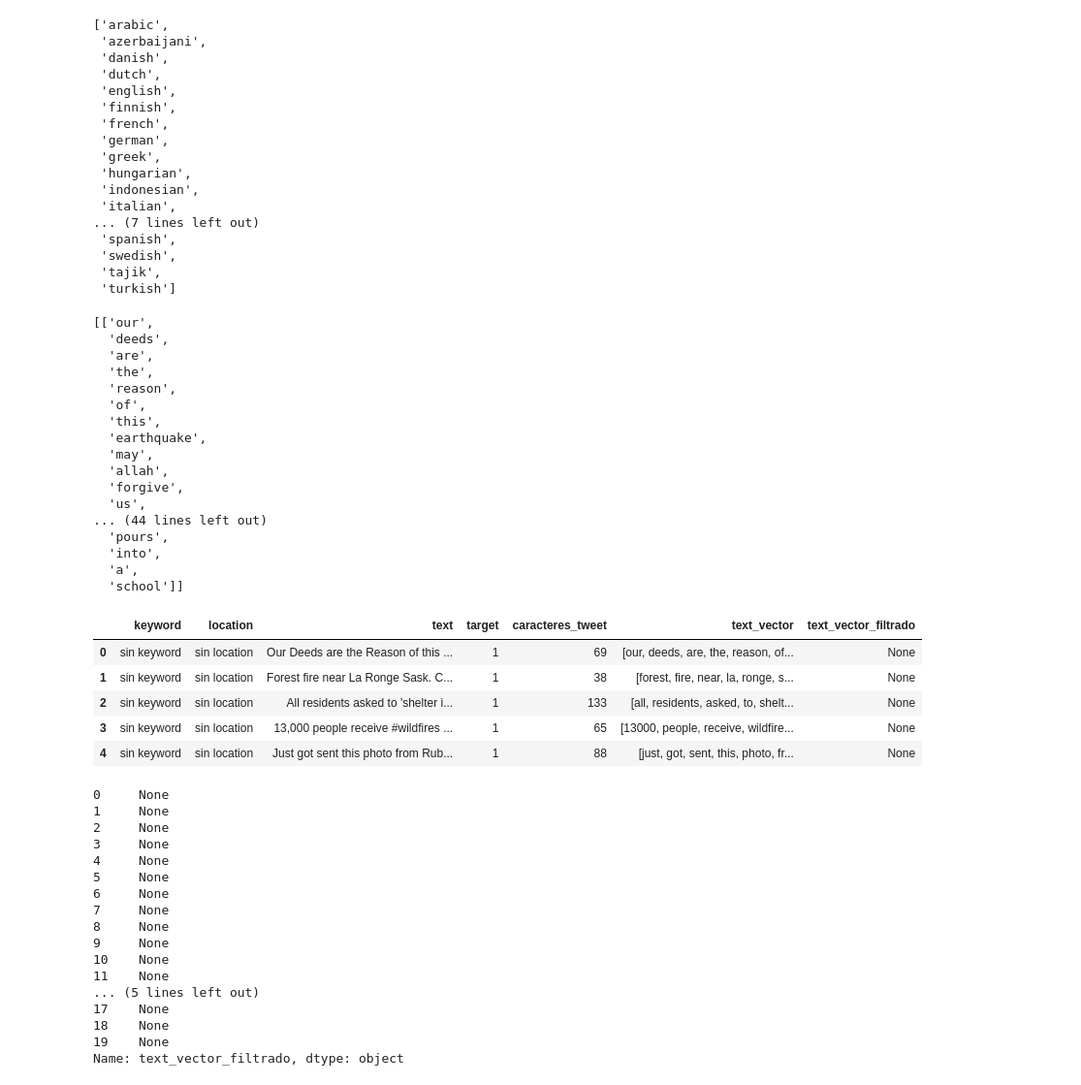
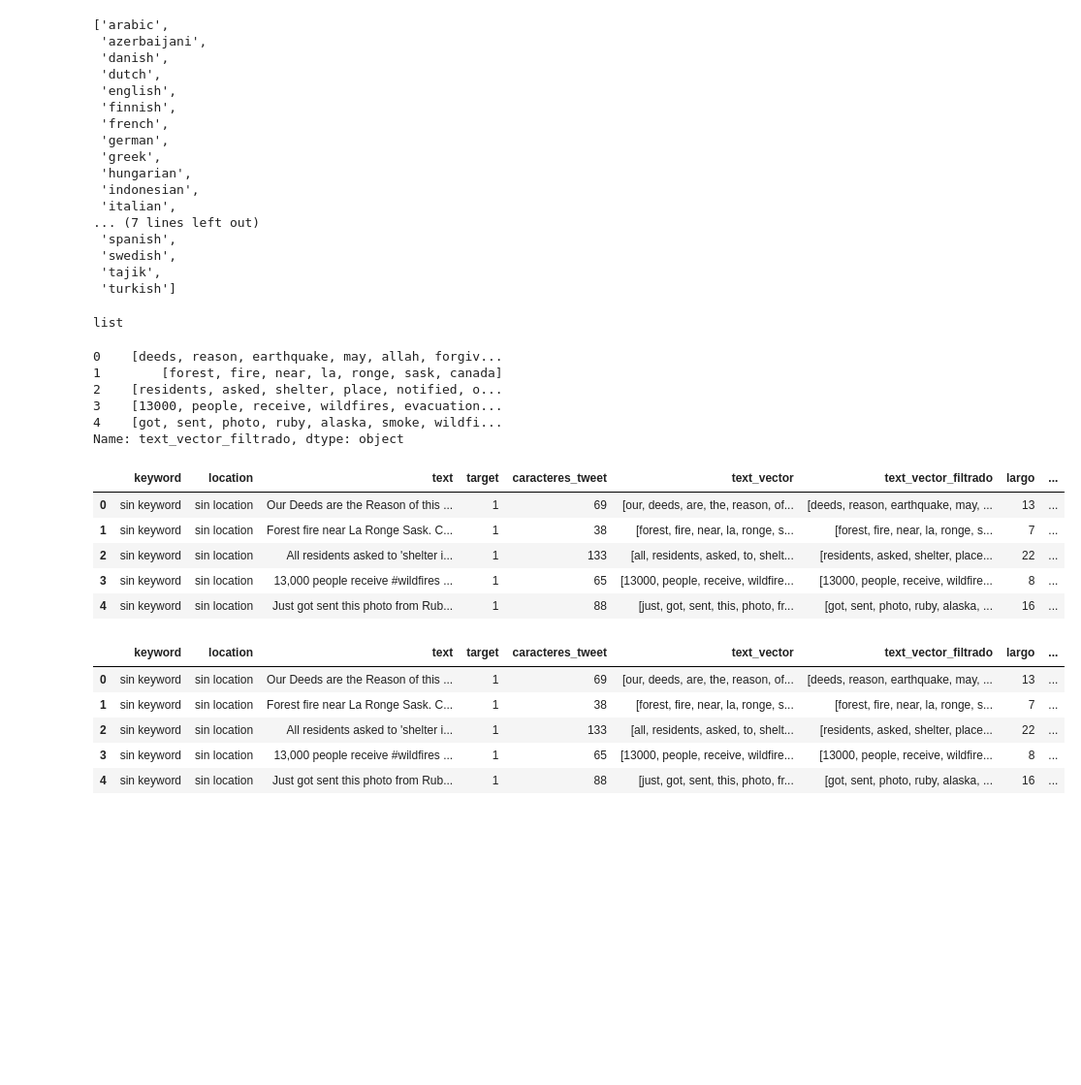
Before and after one commit to elemi10/7506-TP-Org-de-datos, a Jupyter notebook: TP1_Real_or_Not?_NLP_with_Disaster_Tweets.ipynb, the cells around one changed output. Shown at 97% size. Cells and saved outputs as stored; diff of their text form; code cells hidden in the pictures; blank space fills up the shorter version.

```diff
--- a/TP1_Real_or_Not?_NLP_with_Disaster_Tweets.ipynb
+++ b/TP1_Real_or_Not?_NLP_with_Disaster_Tweets.ipynb
@@ -340,57 +331,42 @@ def filtro(text_vector):
   for palabra in text_vector:
     if palabra not in stop:
       text_vector_filtrado.append(palabra)
+  return(text_vector_filtrado)
-# %%
-text_vector_filtrado
-# %% [output]
-[['our',
-  'deeds',
-  'are',
-  'the',
-  'reason',
-  'of',
-  'this',
-  'earthquake',
-  'may',
-  'allah',
-  'forgive',
-  'us',
-... (44 lines left out)
-  'pours',
-  'into',
-  'a',
-  'school']]
+# %%
+type(text_vector_filtrado)
+# %% [output]
+list
 # %%
 df_train['text_vector_filtrado']=df_train['text_vector'].apply(filtro)
 # %%
-df_train.head()
+df_train['text_vector_filtrado'].head()
 # %% [output]
-|  | keyword | location | text | target | caracteres_tweet | text_vector | text_vector_filtrado |
-| 0 | sin keyword | sin location | Our Deeds are the Reason of this ... | 1 | 69 | [our, deeds, are, the, reason, of... | None |
-| 1 | sin keyword | sin location | Forest fire near La Ronge Sask. C... | 1 | 38 | [forest, fire, near, la, ronge, s... | None |
-| 2 | sin keyword | sin location | All residents asked to 'shelter i... | 1 | 133 | [all, residents, asked, to, shelt... | None |
-| 3 | sin keyword | sin location | 13,000 people receive #wildfires ... | 1 | 65 | [13000, people, receive, wildfire... | None |
-| 4 | sin keyword | sin location | Just got sent this photo from Rub... | 1 | 88 | [just, got, sent, this, photo, fr... | None |
+0    [deeds, reason, earthquake, may, allah, forgiv...
+1        [forest, fire, near, la, ronge, sask, canada]
+2    [residents, asked, shelter, place, notified, o...
+3    [13000, people, receive, wildfires, evacuation...
+4    [got, sent, photo, ruby, alaska, smoke, wildfi...
+Name: text_vector_filtrado, dtype: object
+# %%
+df_train['elem_vector']=df_train['text_vector'].str.len()
+df_train.head()
+# %% [output]
+|  | keyword | location | text | target | caracteres_tweet | text_vector | text_vector_filtrado | largo | ... |
+| 0 | sin keyword | sin location | Our Deeds are the Reason of this ... | 1 | 69 | [our, deeds, are, the, reason, of... | [deeds, reason, earthquake, may, ... | 13 | ... |
+| 1 | sin keyword | sin location | Forest fire near La Ronge Sask. C... | 1 | 38 | [forest, fire, near, la, ronge, s... | [forest, fire, near, la, ronge, s... | 7 | ... |
+| 2 | sin keyword | sin location | All residents asked to 'shelter i... | 1 | 133 | [all, residents, asked, to, shelt... | [residents, asked, shelter, place... | 22 | ... |
+| 3 | sin keyword | sin location | 13,000 people receive #wildfires ... | 1 | 65 | [13000, people, receive, wildfire... | [13000, people, receive, wildfire... | 8 | ... |
+| 4 | sin keyword | sin location | Just got sent this photo from Rub... | 1 | 88 | [just, got, sent, this, photo, fr... | [got, sent, photo, ruby, alaska, ... | 16 | ... |
 # %%
-df_train['text_vector_filtrado'].head(20)
+df_train['elem_vector_filtrado']=df_train['text_vector_filtrado'].str.len()
+df_train.head()
 # %% [output]
-0     None
-1     None
-2     None
-3     None
-4     None
-5     None
-6     None
-7     None
-8     None
-9     None
-10    None
-11    None
-... (5 lines left out)
-17    None
-18    None
-19    None
-Name: text_vector_filtrado, dtype: object
+|  | keyword | location | text | target | caracteres_tweet | text_vector | text_vector_filtrado | largo | ... |
+| 0 | sin keyword | sin location | Our Deeds are the Reason of this ... | 1 | 69 | [our, deeds, are, the, reason, of... | [deeds, reason, earthquake, may, ... | 13 | ... |
+| 1 | sin keyword | sin location | Forest fire near La Ronge Sask. C... | 1 | 38 | [forest, fire, near, la, ronge, s... | [forest, fire, near, la, ronge, s... | 7 | ... |
+| 2 | sin keyword | sin location | All residents asked to 'shelter i... | 1 | 133 | [all, residents, asked, to, shelt... | [residents, asked, shelter, place... | 22 | ... |
+| 3 | sin keyword | sin location | 13,000 people receive #wildfires ... | 1 | 65 | [13000, people, receive, wildfire... | [13000, people, receive, wildfire... | 8 | ... |
+| 4 | sin keyword | sin location | Just got sent this photo from Rub... | 1 | 88 | [just, got, sent, this, photo, fr... | [got, sent, photo, ruby, alaska, ... | 16 | ... |
 # %%
 df_train.info()
 # %% [output]
```
Also changed, not shown: parts of 4 cells of this notebook.
